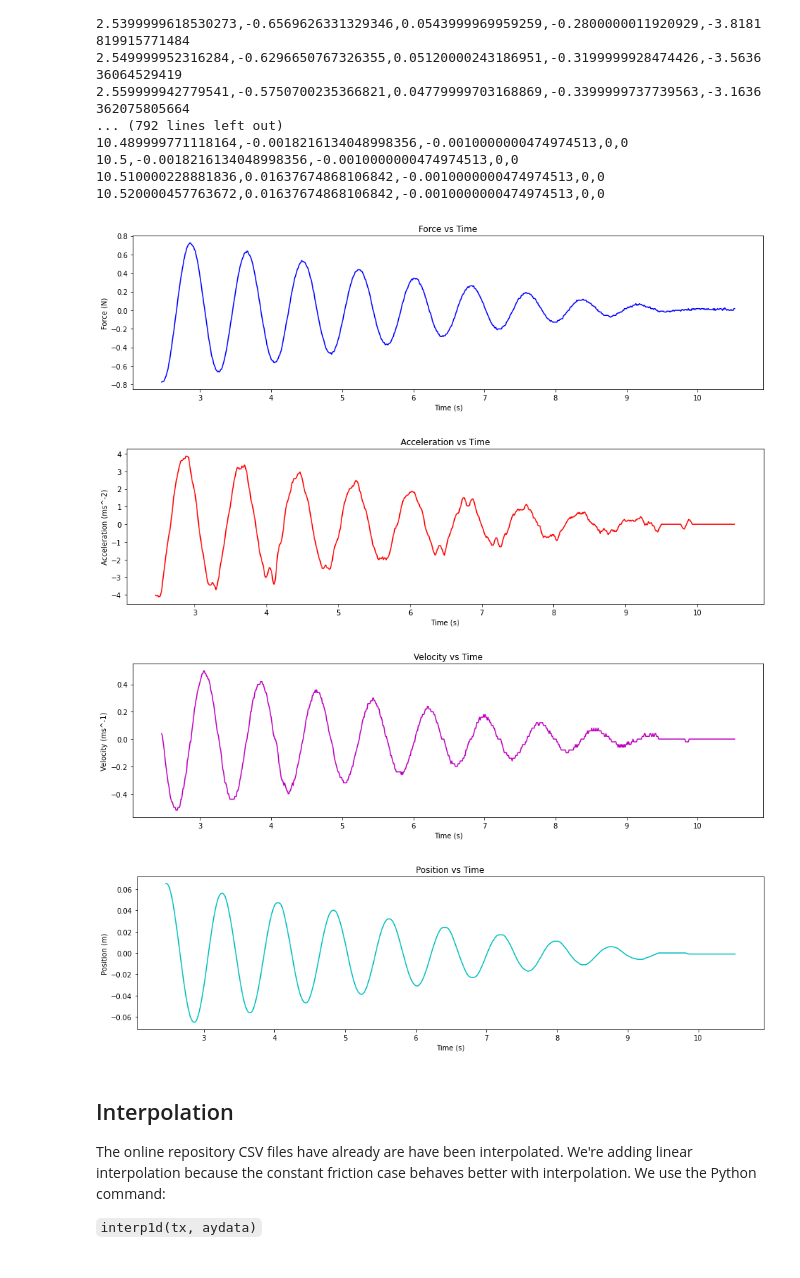
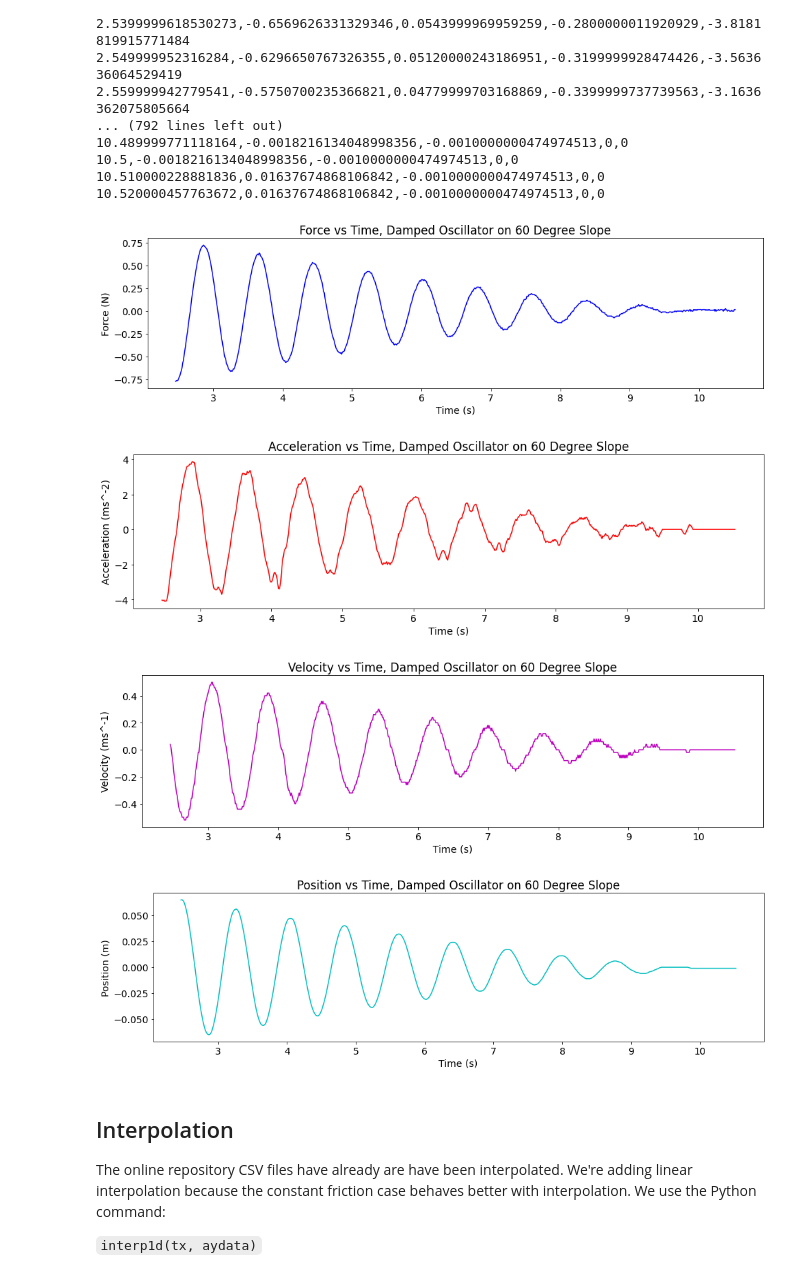
Before and after one commit to mito-funatsu/5bl-t1, a Jupyter notebook: Part 3 Fit 3- Damped Harmonic Oscillator.ipynb, the cells around one changed output. Saved outputs shown, nothing was run; the diff lists cells and outputs as text; code cells hidden in the pictures.

```diff
--- a/Part 3 Fit 3- Damped Harmonic Oscillator.ipynb
+++ b/Part 3 Fit 3- Damped Harmonic Oscillator.ipynb
@@ -57,24 +57,24 @@ def plot(title, x, y, xlabel, ylabel, color):
     plt.show()
 # %%
 # Plot Force vs Time
-plot("Force vs Time", t, f, "Time (s)", "Force (N)", "b-")
+plot("Force vs Time, Damped Oscillator on 60 Degree Slope", t, f, "Time (s)", "Force (N)", "b-")
 # %% [output]
-[figure, old version]
+[figure, new version]
 # %%
 # Plot Accleration
-plot("Acceleration vs Time", t, a, "Time (s)", "Acceleration (ms^-2)", "r-")
+plot("Acceleration vs Time, Damped Oscillator on 60 Degree Slope", t, a, "Time (s)", "Acceleration (ms^-2)", "r-")
 # %% [output]
-[figure, old version]
+[figure, new version]
 # %%
 # Plot Velocity
-plot("Velocity vs Time", t, v, "Time (s)", "Velocity (ms^-1)", "m-")
+plot("Velocity vs Time, Damped Oscillator on 60 Degree Slope", t, v, "Time (s)", "Velocity (ms^-1)", "m-")
 # %% [output]
-[figure, old version]
+[figure, new version]
 # %%
 # Plot Position
-plot("Position vs Time", t, x, "Time (s)", "Position (m)", "c-")
+plot("Position vs Time, Damped Oscillator on 60 Degree Slope", t, x, "Time (s)", "Position (m)", "c-")
 # %% [output]
-[figure, old version]
+[figure, new version]
 # %% [markdown]
 ## Interpolation
 
```
Also changed, not shown: parts of 6 cells of this notebook, 2 other files.
